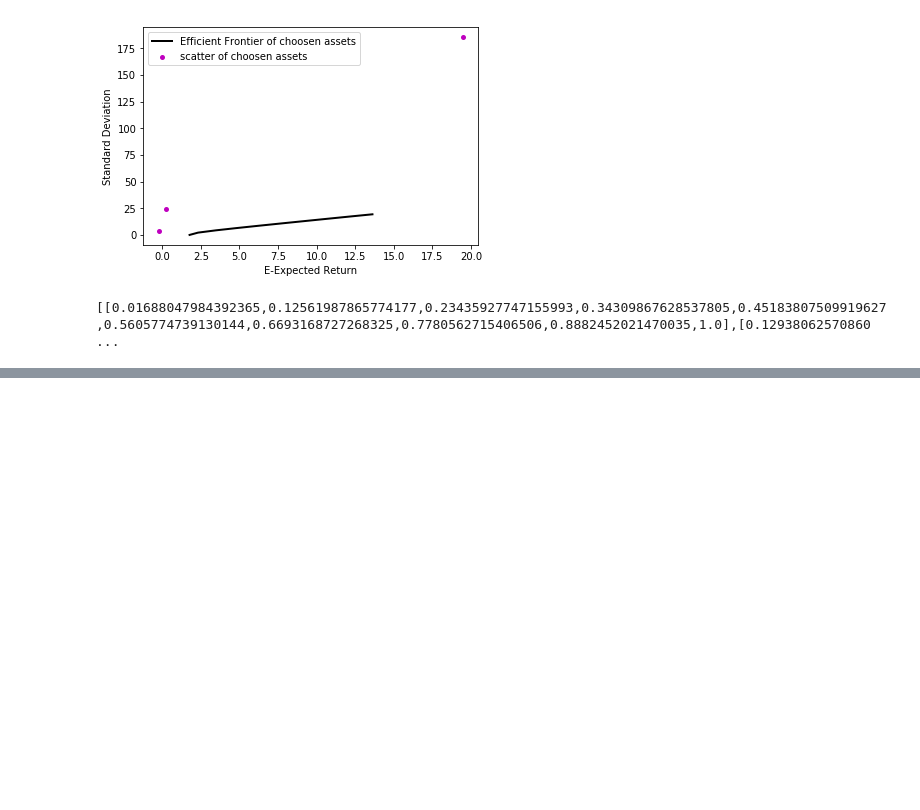
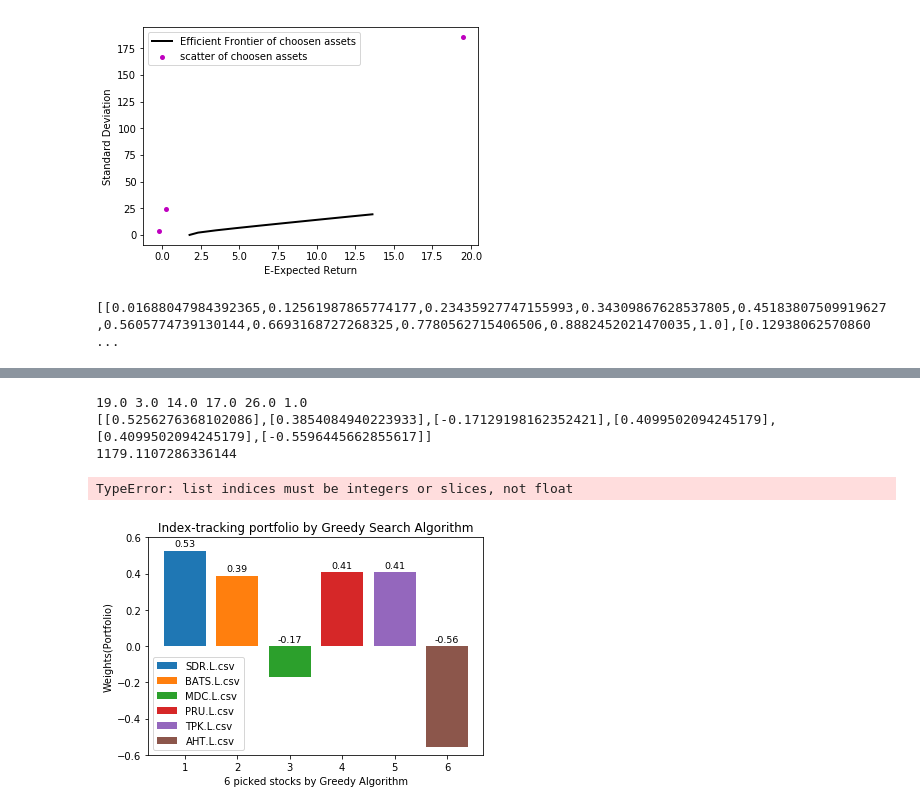
Before and after one commit to Trouble404/Computational-Finance-coursework, a Jupyter notebook: comp6212.ipynb, the cells around one changed output, grey strips where cells are left out. Drawn from its saved outputs; the diff is of its cells as text; code cells hidden in the pictures; blank space fills up the shorter version.

```diff
--- a/comp6212.ipynb
+++ b/comp6212.ipynb
@@ -634,0 +698,50 @@ print(pwgt)
+# %%
+# obtain data from matlab
+greedy_1 = eng.workspace['opt_s1']
+greedy_2 = eng.workspace['opt_s2']
+greedy_3 = eng.workspace['opt_s3']
+greedy_4 = eng.workspace['opt_s4']
+greedy_5 = eng.workspace['opt_s5']
+greedy_6 = eng.workspace['opt_s6']
+weight_greedy = eng.workspace['w']
+minE_greedy = eng.workspace['min_error']
+# %%
+print(greedy_1,greedy_2,greedy_3,greedy_4,greedy_5,greedy_6)
+print(weight_greedy)
+print(minE_greedy)
+# %% [output]
+19.0 3.0 14.0 17.0 26.0 1.0
+[[0.5256276368102086],[0.3854084940223933],[-0.17129198162352421],[0.4099502094245179],[0.4099502094245179],[-0.5596445662855617]]
+1179.1107286336144
+# %%
+files[greedy_1]
+# %% [output]
+TypeError: list indices must be integers or slices, not float
+# %%
+f8 = plt.figure(8)
+
+
+plt.bar(1, weight_greedy[0],label = files[int(greedy_1)-1])
+plt.bar(2, weight_greedy[1],label = files[int(greedy_2)-1])
+plt.bar(3, weight_greedy[2],label = files[int(greedy_3)-1])
+plt.bar(4, weight_greedy[3],label = files[int(greedy_4)-1])
+plt.bar(5, weight_greedy[4],label = files[int(greedy_5)-1])
+plt.bar(6, weight_greedy[5],label = files[int(greedy_6)-1])
+plt.text(1, 0.54, '0.53', ha='center', va= 'bottom',fontsize=9.5)
+plt.text(2, 0.40, '0.39', ha='center', va= 'bottom',fontsize=9.5)
+plt.text(3, 0.01, '-0.17', ha='center', va= 'bottom',fontsize=9.5)
+plt.text(4, 0.42, '0.41', ha='center', va= 'bottom',fontsize=9.5)
+plt.text(5, 0.42, '0.41', ha='center', va= 'bottom',fontsize=9.5)
+plt.text(6, 0.01, '-0.56', ha='center', va= 'bottom',fontsize=9.5)
+plt.legend( loc='best')
+#plt.grid
+plt.ylabel("Weights(Portfolio)")
+plt.xlabel("6 picked stocks by Greedy Algorithm")
+# plt with same scale
+plt.ylim(-0.6,0.6)
+#plt.xlim(0.09,0.205)
+plt.title('Index-tracking portfolio by Greedy Search Algorithm')
+plt.savefig("Index-tracking portfolio by Greedy Search Algorithm.PNG", dpi = 600)
+plt.show()
+# %% [output]
+[figure, added]
```
Also changed, not shown: parts of 11 cells of this notebook.
